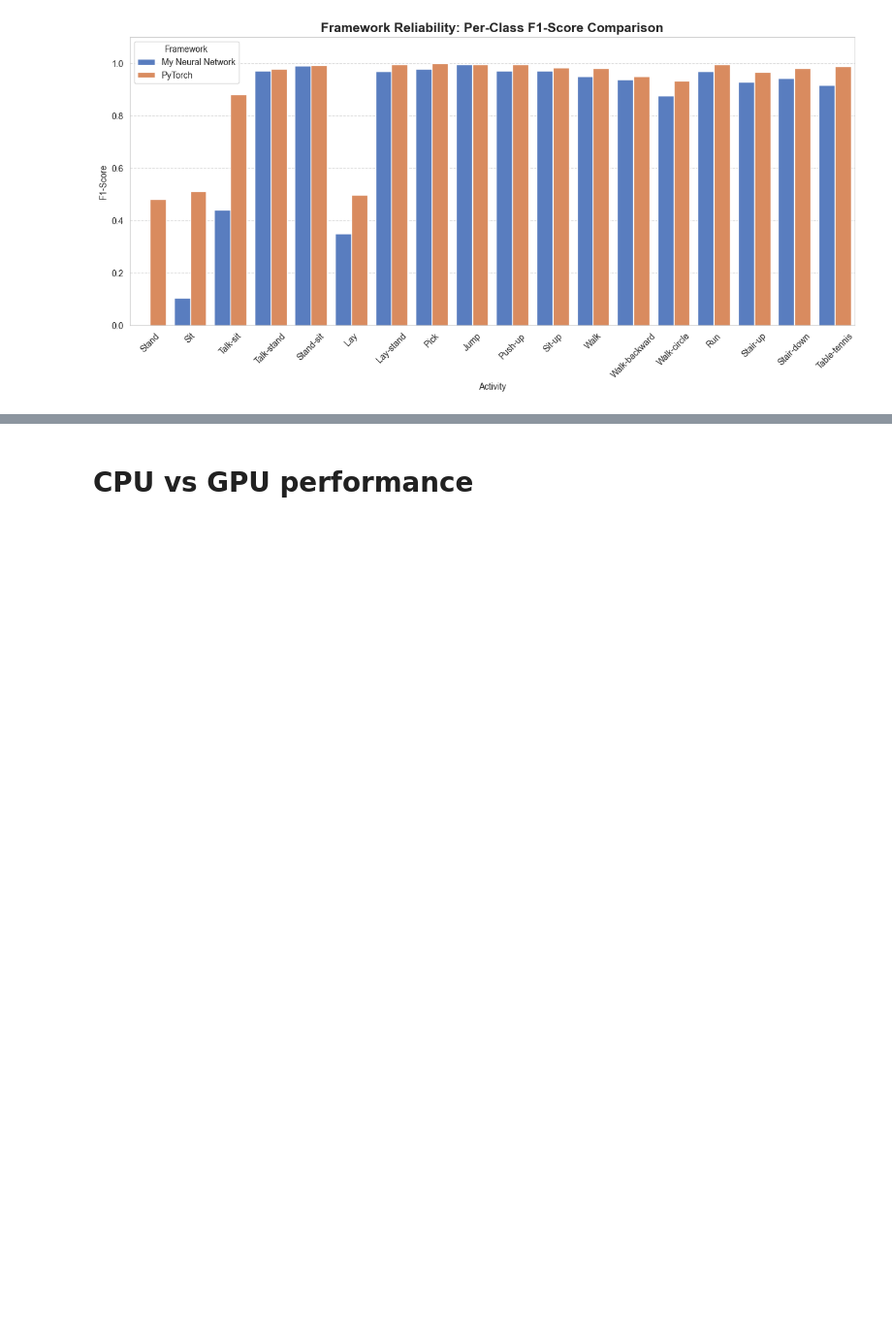
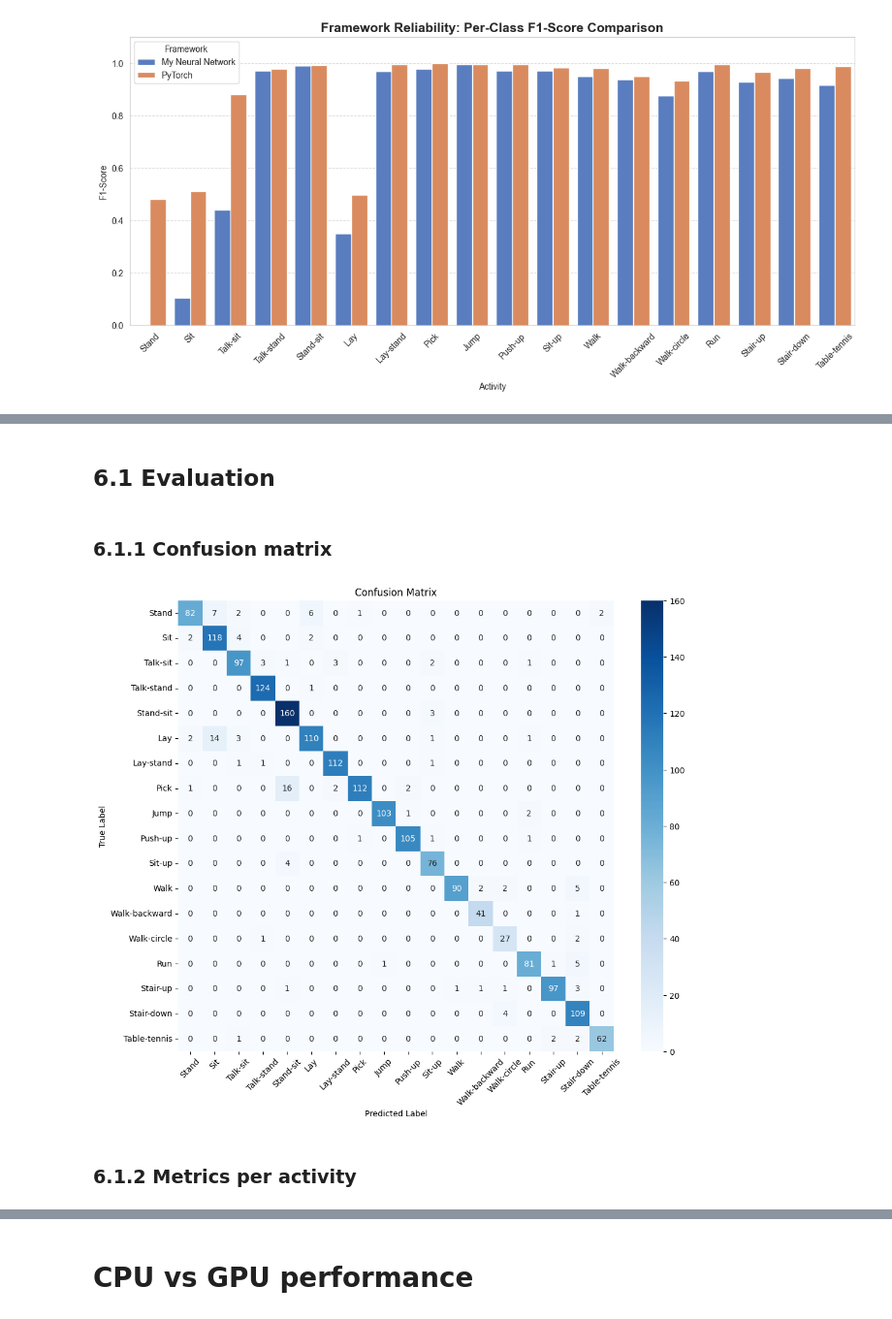
Before and after one commit to Wasloso/isa-s1-mla-project, a Jupyter notebook: neural_network_showcase.ipynb, the cells around one changed output, grey strips where cells are left out. Shown at 97% size. Cells and saved outputs as stored; diff of their text form; code cells hidden in the pictures; blank space fills up the shorter version.

Commit message:
feat: add PatchTST section

```diff
--- a/neural_network_showcase.ipynb
+++ b/neural_network_showcase.ipynb
@@ -1087,0 +1313,21 @@ plot_per_class_f1(Y_test_raw, my_preds, pt_preds, labels_raw)
+# %%
+predictions_patch = patch_model.predict_proba(X_patch_test)
+Y_patch_test_oh = to_one_hot(Y_patch_test, num_classes)
+y_patch_true = np.argmax(Y_patch_test_oh, axis=1)
+y_patch_pred = np.argmax(predictions_patch, axis=1)
+# %% [markdown]
+## 6.1 Evaluation
+# %% [markdown]
+### 6.1.1 Confusion matrix
+# %%
+plot_confusion_matrix(
+    y_patch_true,
+    y_patch_pred,
+    patch_model,
+    lengths_test=lengths_patch_test,
+    activity_map=patch_model.activity_labels,
+ )
+# %% [output]
+[figure, added]
+# %% [markdown]
+### 6.1.2 Metrics per activity
```
Also changed, not shown: parts of 16 cells of this notebook.
